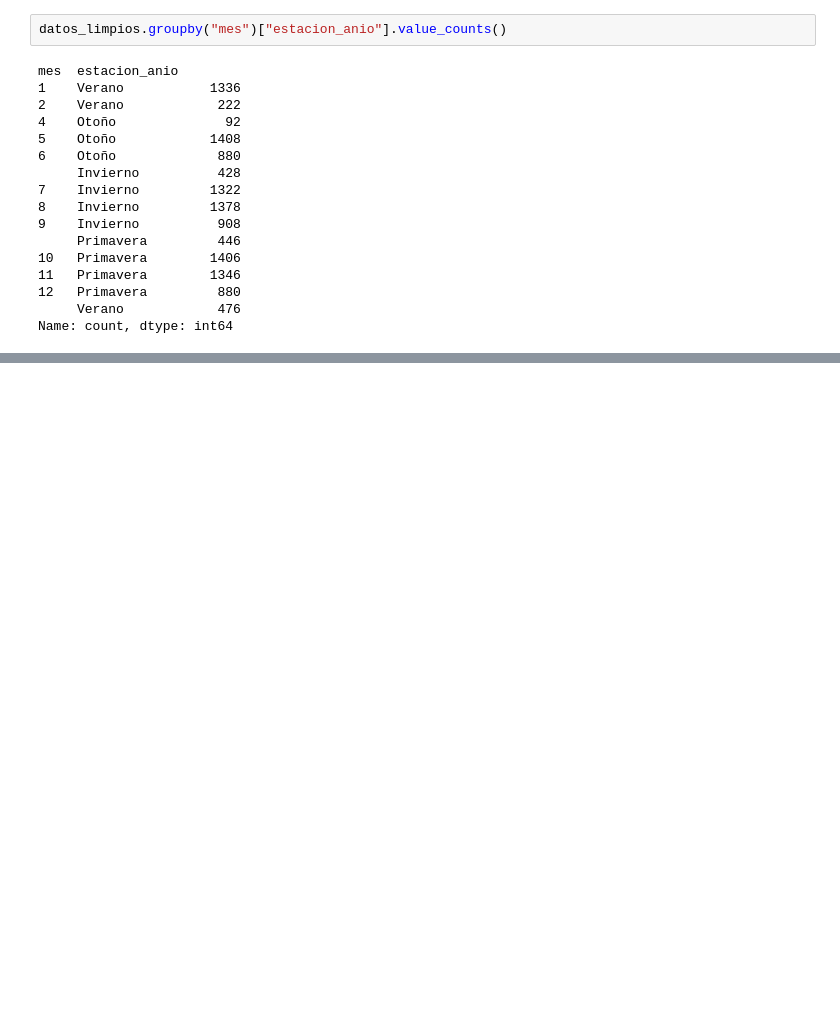
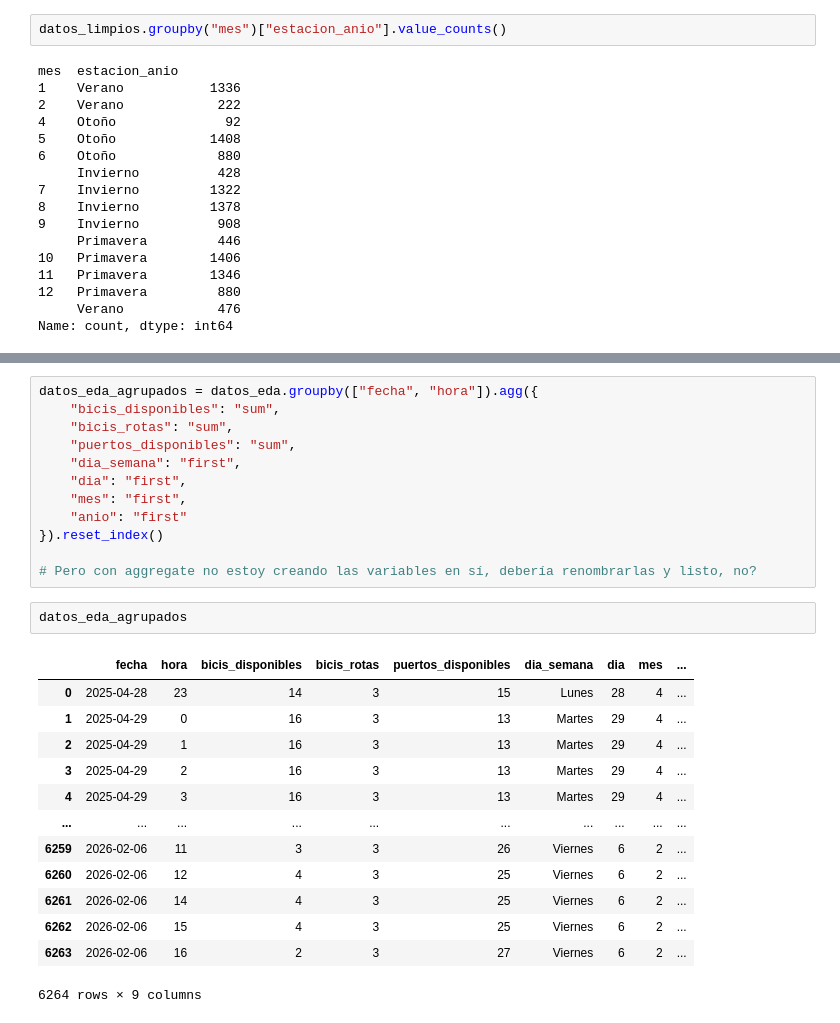
Before and after one commit to leonelifernandez12/labo_datos, a Jupyter notebook: tp1.ipynb, the cells around one changed output, grey strips where cells are left out. Cells and saved outputs as stored; diff of their text form; blank space fills up the shorter version.

```diff
--- a/tp1.ipynb
+++ b/tp1.ipynb
@@ -347,0 +415,28 @@ Name: count, dtype: int64
+# %%
+datos_eda_agrupados = datos_eda.groupby(["fecha", "hora"]).agg({
+    "bicis_disponibles": "sum",
+    "bicis_rotas": "sum",
+    "puertos_disponibles": "sum",
+    "dia_semana": "first",
+    "dia": "first",
+    "mes": "first",
+    "anio": "first"
+}).reset_index()
+
+# Pero con aggregate no estoy creando las variables en sí, debería renombrarlas y listo, no?
+# %%
+datos_eda_agrupados
+# %% [output]
+|  | fecha | hora | bicis_disponibles | bicis_rotas | puertos_disponibles | dia_semana | dia | mes | ... |
+| 0 | 2025-04-28 | 23 | 14 | 3 | 15 | Lunes | 28 | 4 | ... |
+| 1 | 2025-04-29 | 0 | 16 | 3 | 13 | Martes | 29 | 4 | ... |
+| 2 | 2025-04-29 | 1 | 16 | 3 | 13 | Martes | 29 | 4 | ... |
+| 3 | 2025-04-29 | 2 | 16 | 3 | 13 | Martes | 29 | 4 | ... |
+| 4 | 2025-04-29 | 3 | 16 | 3 | 13 | Martes | 29 | 4 | ... |
+| ... | ... | ... | ... | ... | ... | ... | ... | ... | ... |
+| 6259 | 2026-02-06 | 11 | 3 | 3 | 26 | Viernes | 6 | 2 | ... |
+| 6260 | 2026-02-06 | 12 | 4 | 3 | 25 | Viernes | 6 | 2 | ... |
+| 6261 | 2026-02-06 | 14 | 4 | 3 | 25 | Viernes | 6 | 2 | ... |
+| 6262 | 2026-02-06 | 15 | 4 | 3 | 25 | Viernes | 6 | 2 | ... |
+| 6263 | 2026-02-06 | 16 | 2 | 3 | 27 | Viernes | 6 | 2 | ... |
+6264 rows × 9 columns
```
Also changed, not shown: parts of 9 cells of this notebook.
